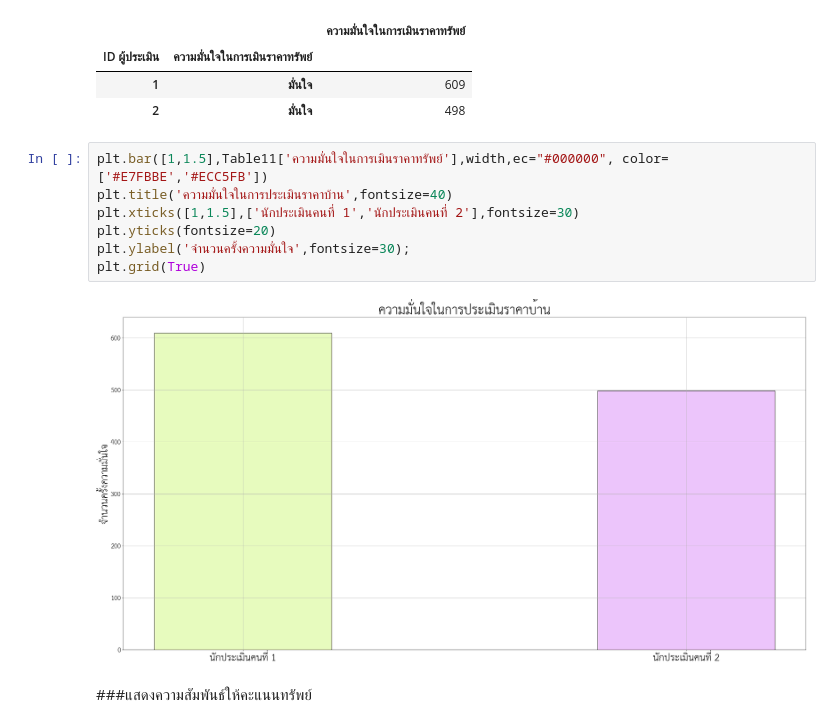
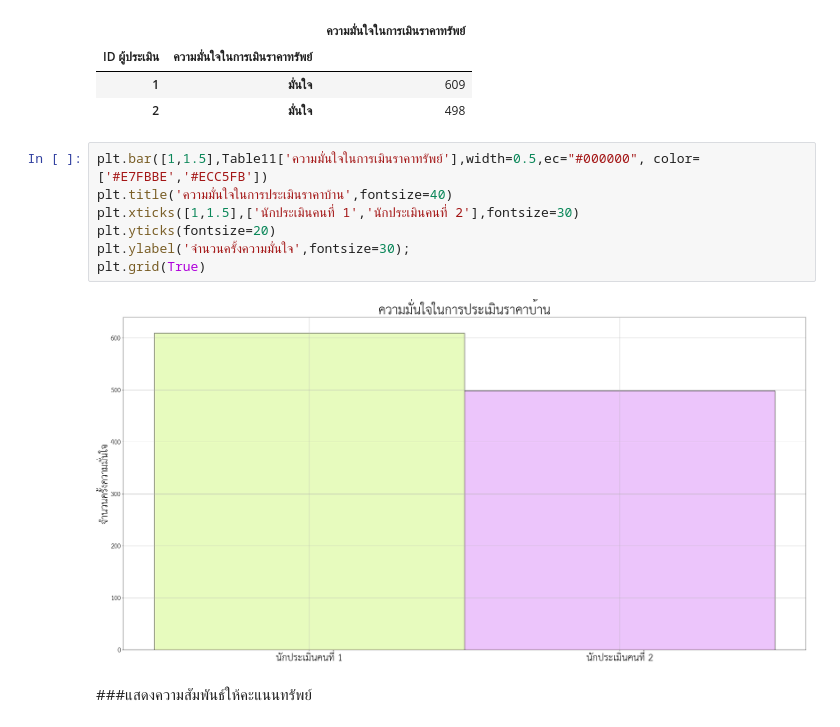
Before and after one commit to nannthd/bsc_dpdm22, a Jupyter notebook: [dataprep1] property estimator.ipynb, the cells around one changed output. Drawn from its saved outputs; the diff is of its cells as text.

```diff
--- a/[dataprep1] property estimator.ipynb
+++ b/[dataprep1] property estimator.ipynb
@@ -1660,14 +1711,14 @@ Table11
 | 1 | มั่นใจ | 609 |
 | 2 | มั่นใจ | 498 |
 # %%
-plt.bar([1,1.5],Table11['ความมั่นใจในการเมินราคาทรัพย์'],width,ec="#000000", color=['#E7FBBE','#ECC5FB'])
+plt.bar([1,1.5],Table11['ความมั่นใจในการเมินราคาทรัพย์'],width=0.5,ec="#000000", color=['#E7FBBE','#ECC5FB'])
 plt.title('ความมั่นใจในการประเมินราคาบ้าน',fontsize=40)
 plt.xticks([1,1.5],['นักประเมินคนที่ 1','นักประเมินคนที่ 2'],fontsize=30)
 plt.yticks(fontsize=20)
 plt.ylabel('จำนวนครั้งความมั่นใจ',fontsize=30);
 plt.grid(True)
 # %% [output]
-[figure, old version]
+[figure, new version]
 # %% [markdown]
 ###แสดงความสัมพันธ์ให้คะแนนทรัพย์
 # %%
```
Also changed, not shown: parts of 10 cells of this notebook.
